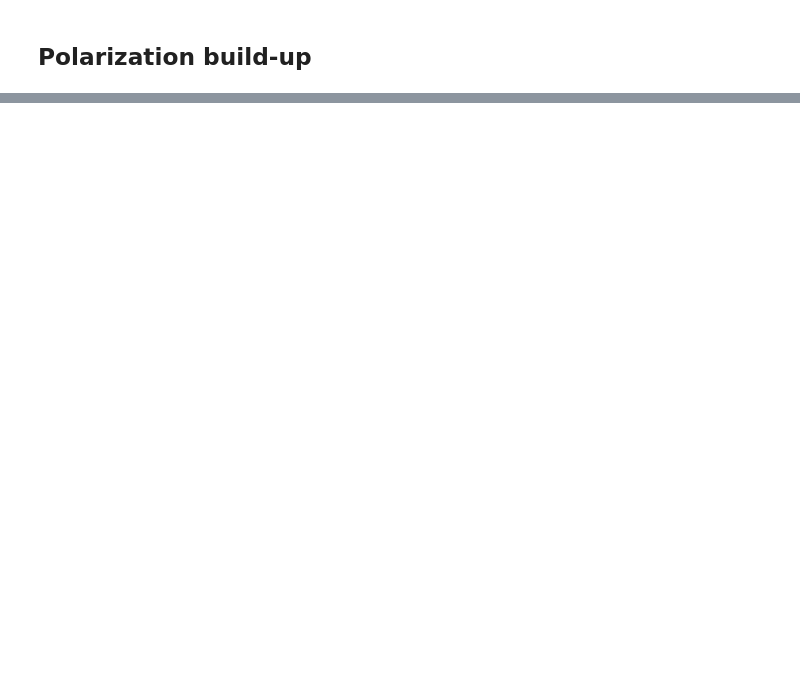
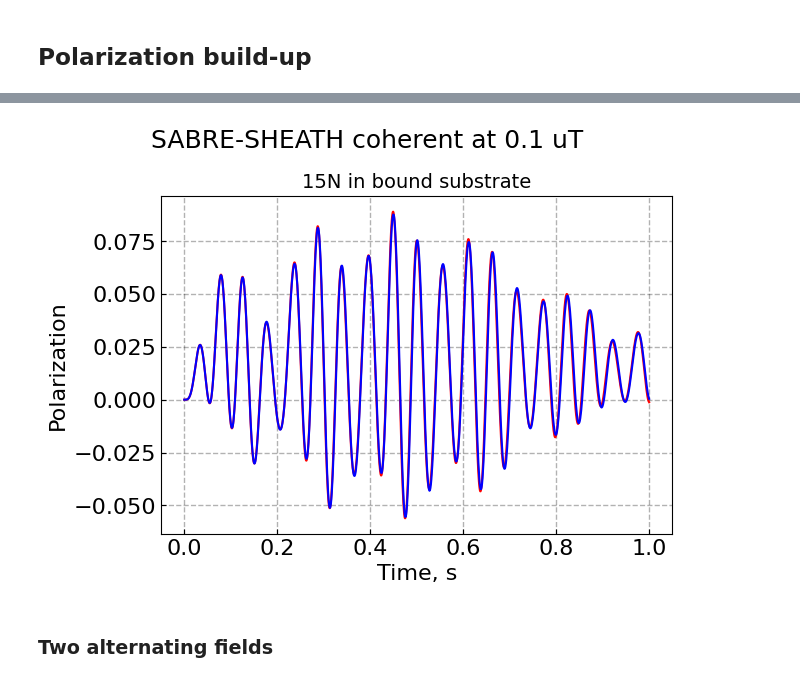
Before and after one commit to L-Siemons/SpinSimulation, a Jupyter notebook: examples/SABRE.ipynb, the cells around one changed output, grey strips where cells are left out. Cells and saved outputs as stored; diff of their text form; code cells hidden in the pictures; blank space fills up the shorter version.

```diff
--- a/examples/SABRE.ipynb
+++ b/examples/SABRE.ipynb
@@ -212,0 +283,48 @@ plt.tight_layout()
+# %%
+#Calculation with matrix exponent
+N_steps = 1000   # Define the number of steps for the simulation
+dt = 1/1000  # Define the time step for tthe simulation (in unit of second)
+P1 = np.empty(N_steps) # Apply for memory for storing the Frquency domain data
+U_evol = expm(L_C*dt)
+for n in range(N_steps):
+
+    P1[n]=amplitude_v(obs_C,sigma_C)
+    sigma_C = U_evol@sigma_C # Evolve the system for dt
+
+t = np.linspace(0,N_steps*dt,N_steps)
+# %%
+#Calculation with SciPy solver
+sigma_C = C_conc*rho_C
+sigma_C = mat2vec(sigma_C)
+#Calculation with numerical integration
+def rhs(t,y): return L_C @ y
+t_start=0
+t_end=1
+sol=solve_ivp(rhs,[t_start,t_end],sigma_C,t_eval=np.linspace(t_start,t_end,2000))
+
+#Calculate the polarization level
+P_C=amplitude_v(obs_C, sol.y) ## 15N polarization in the substrate
+# %%
+fig, (ax1) = plt.subplots(nrows=1)
+
+
+ax1.plot(sol.t,P_C, 'r')
+
+ax1.plot(t,P1, 'b')
+ax1.set_title("15N in bound substrate",fontsize=14)
+
+ax1.set_xlabel('Time, s',fontsize=16)
+
+ax1.set_ylabel('Polarization',fontsize=16)
+
+ax1.tick_params( axis='both', which='major', labelsize=16,direction='in')
+
+ax1.grid(axis="x", which= 'major', color="black", alpha=.3, linewidth=1, linestyle="--")
+ax1.grid(axis="y", which= 'major', color="black", alpha=.3, linewidth=1, linestyle="--")
+
+fig.suptitle(f"SABRE-SHEATH coherent at {B0*1e+6:.1f} uT",fontsize=18)
+plt.tight_layout()
+# %% [output]
+[figure, added]
+# %% [markdown]
+### Two alternating fields
```
Also changed, not shown: parts of 20 cells of this notebook, 3 other files.
